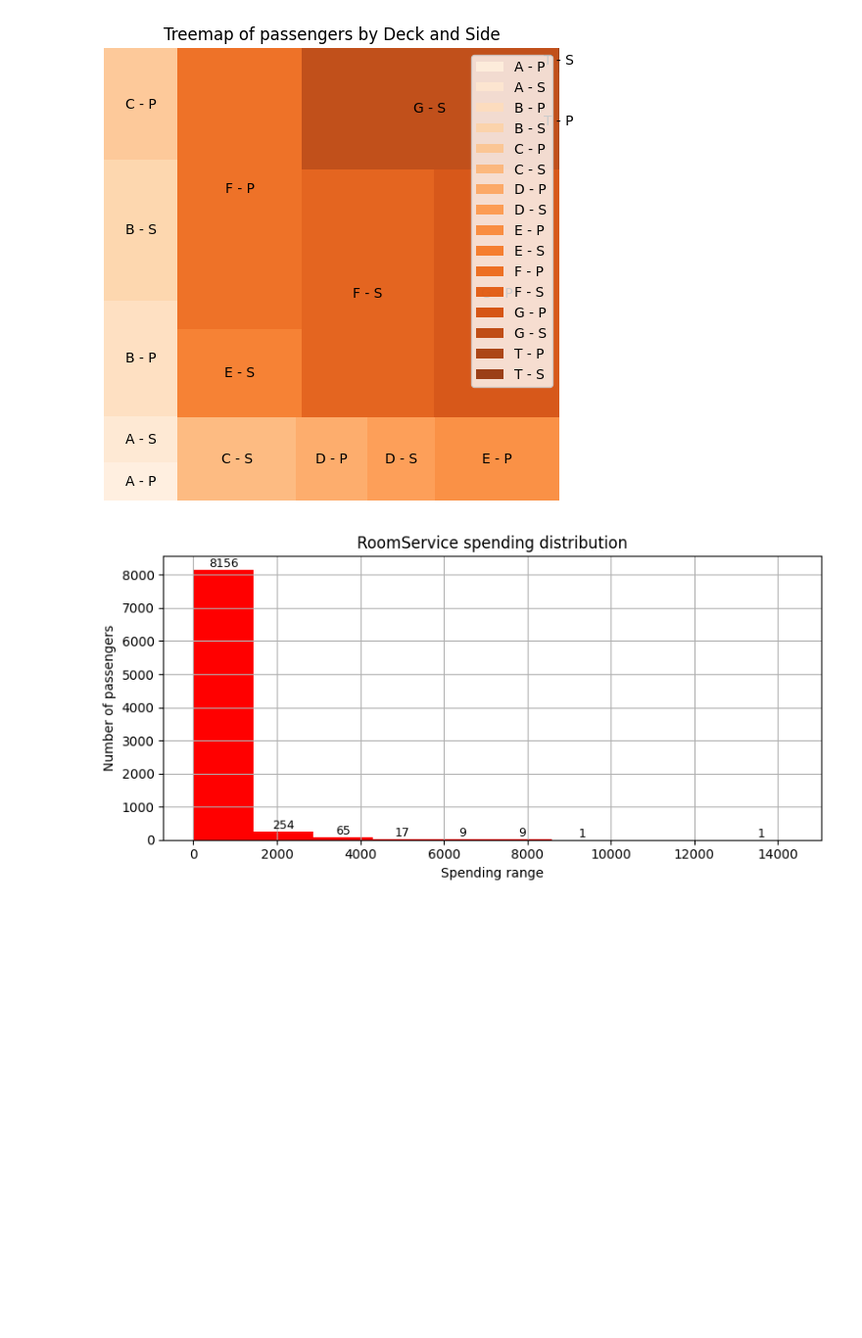
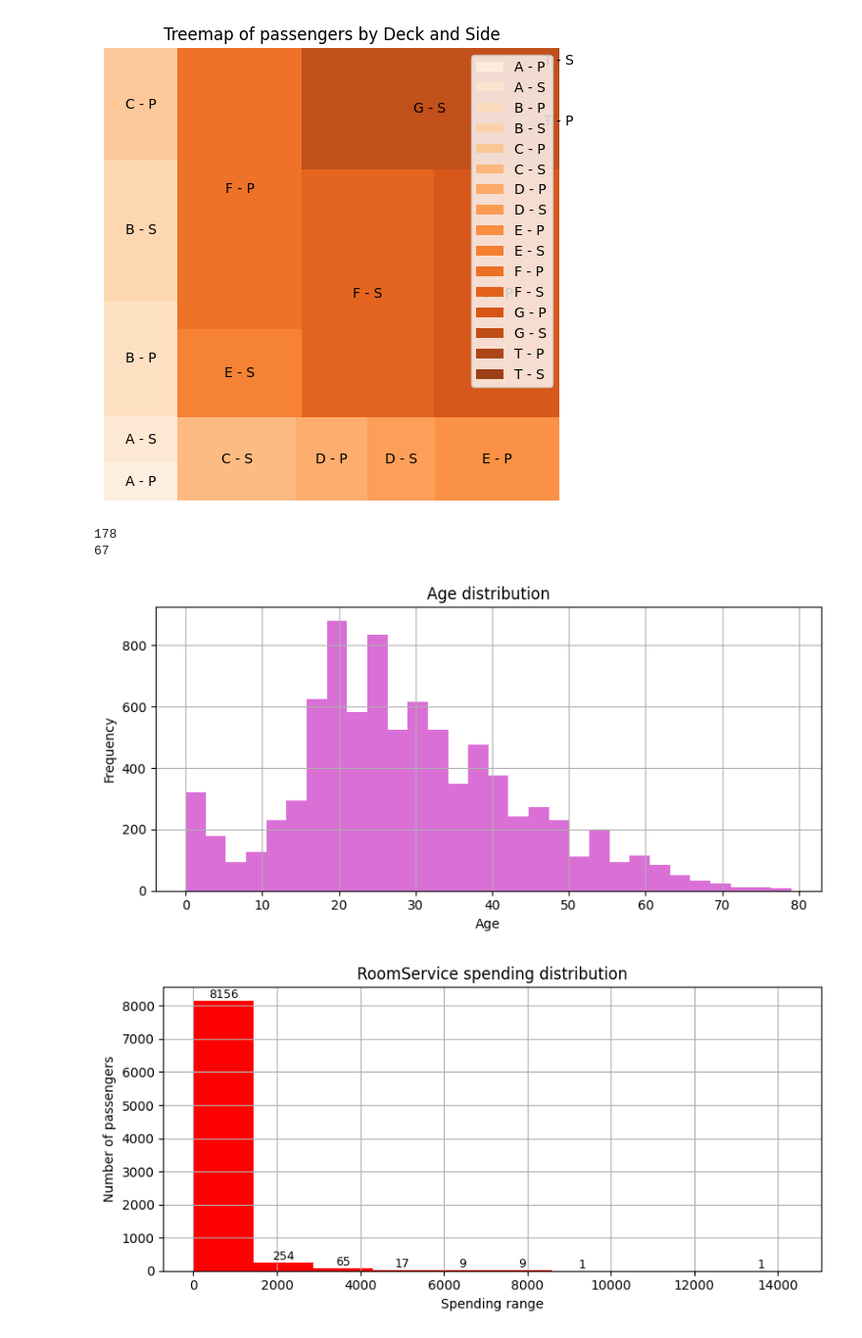
Before and after one commit to KaggleChallenge-Group9/Spaceship-Titanic-Challenge, a Jupyter notebook: Spaceship_Titanic_Challenge_Group_9.ipynb, the cells around one changed output. Shown at 98% size. Cells and saved outputs as stored; diff of their text form; code cells hidden in the pictures; blank space fills up the shorter version.

```diff
--- a/Spaceship_Titanic_Challenge_Group_9.ipynb
+++ b/Spaceship_Titanic_Challenge_Group_9.ipynb
@@ -181,6 +190,24 @@ plt.legend()
 plt.show()
 # %% [output]
 [figure]
+# %%
+#Distribution of numerical variables Age
+
+print(train['Age'].value_counts().get(0,0))
+print(train['Age'].value_counts().get(1,0))
+
+
+num_col = ['Age']
+ax = train[num_col].hist(bins=30, figsize=(8,4), color='orchid')[0][0]
+ax.set_xlabel("Age")
+ax.set_ylabel("Frequency")
+ax.set_title("Age distribution")
+plt.tight_layout()
+plt.show()
+# %% [output]
+178
+67
+[figure, added]
 # %%
 num_col = ['RoomService']
 ax = train[num_col].hist(bins=10, figsize=(8,4), color='red')[0][0]
```
Also changed, not shown: parts of 11 cells of this notebook.
